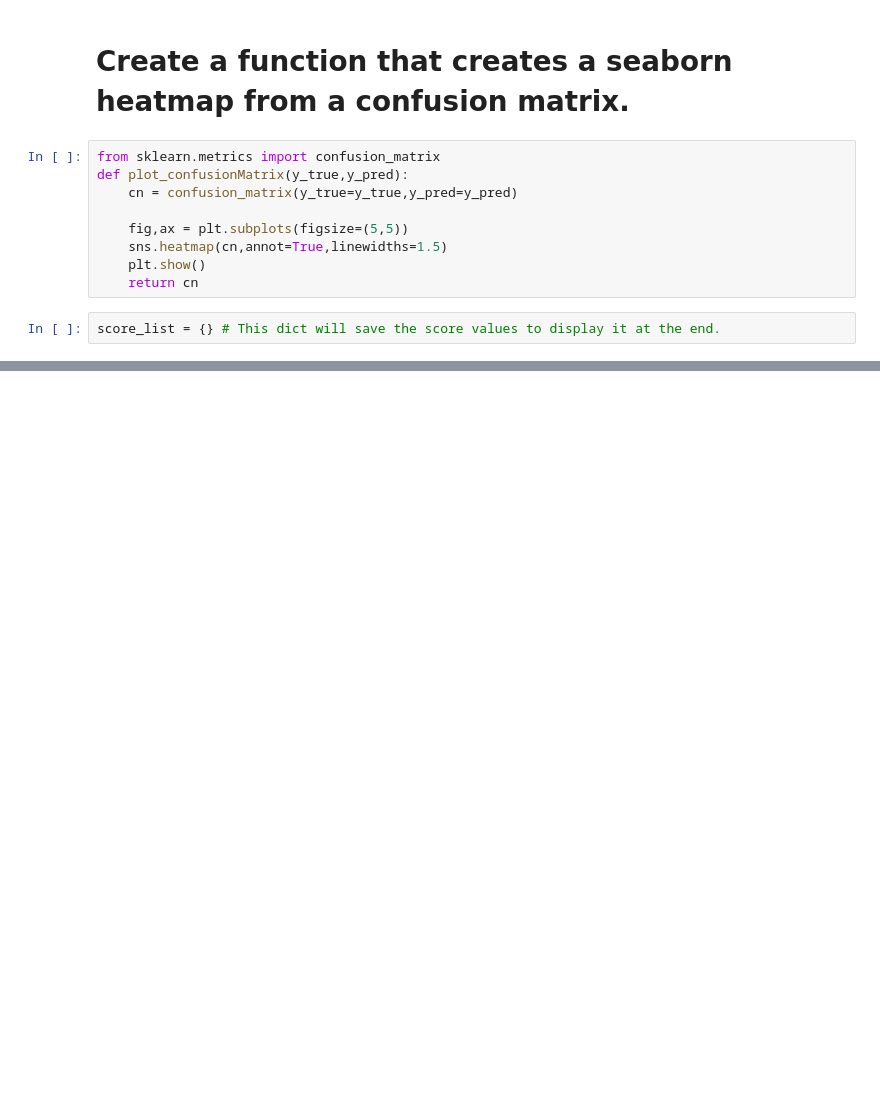
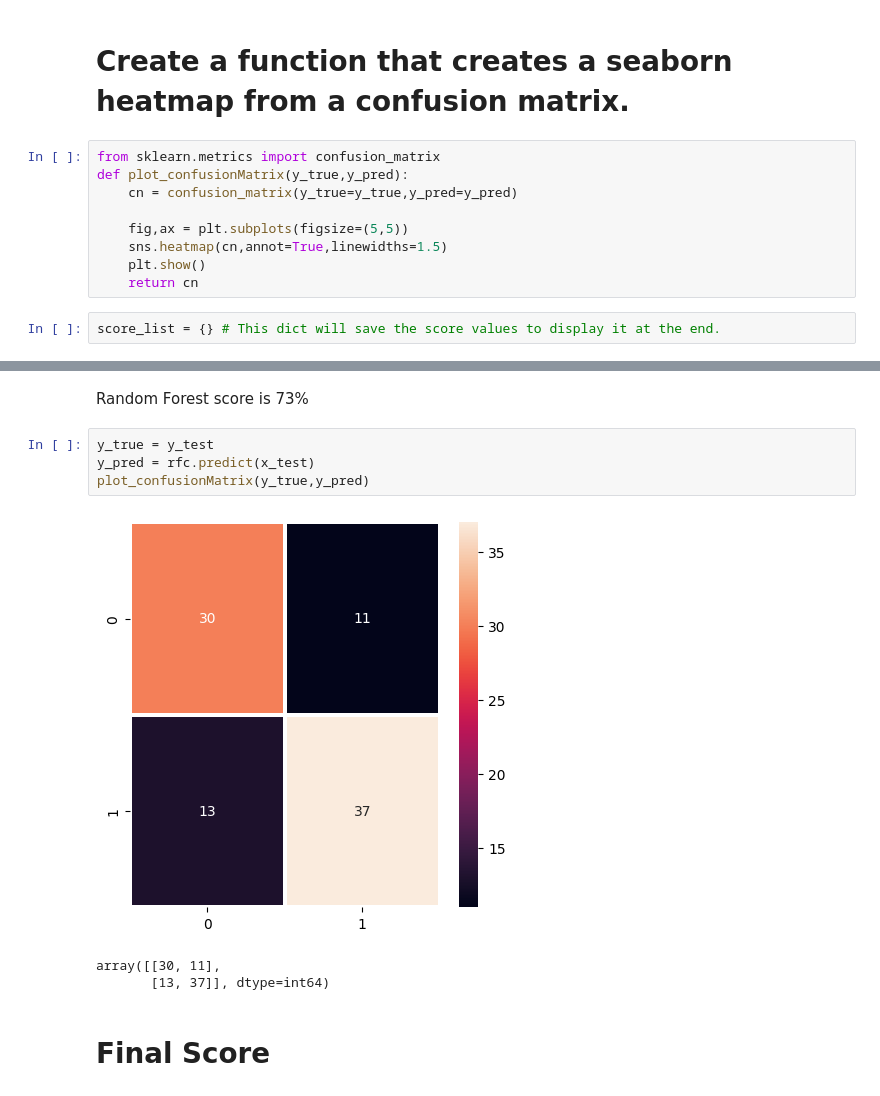
Before and after one commit to Elsharaky/Social-Informatics-Practical-Exam, a Jupyter notebook: hear_disease.ipynb, the cells around one changed output, grey strips where cells are left out. Drawn from its saved outputs; the diff is of its cells as text; blank space fills up the shorter version.

```diff
--- a/hear_disease.ipynb
+++ b/hear_disease.ipynb
@@ -91,0 +149,12 @@ score_list = {} # This dict will save the score values to display it at the end.
+# %% [markdown]
+Random Forest score is 73%
+# %%
+y_true = y_test
+y_pred = rfc.predict(x_test)
+plot_confusionMatrix(y_true,y_pred)
+# %% [output]
+[figure, added]
+array([[30, 11],
+       [13, 37]], dtype=int64)
+# %% [markdown]
+# Final Score
```
Also changed, not shown: parts of 13 cells of this notebook.
